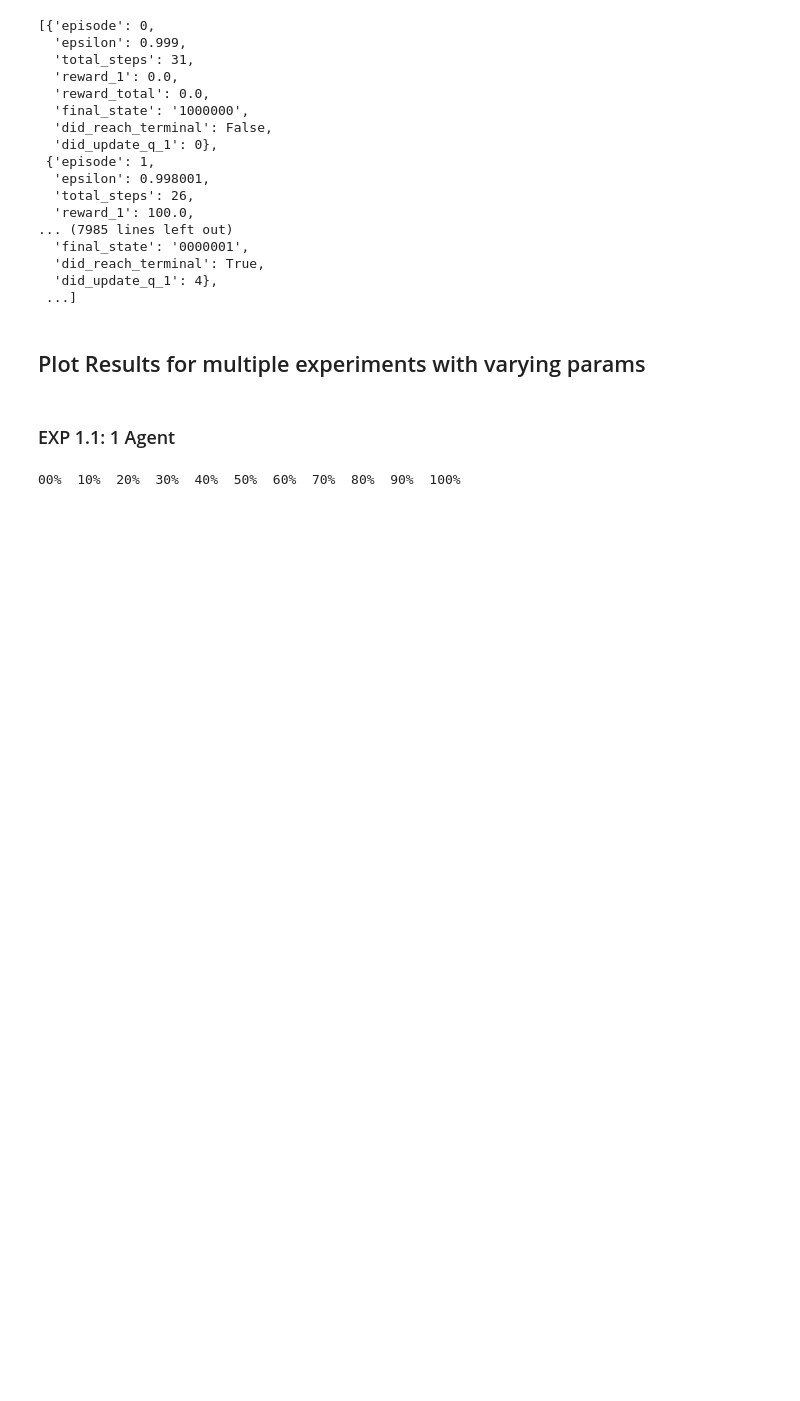
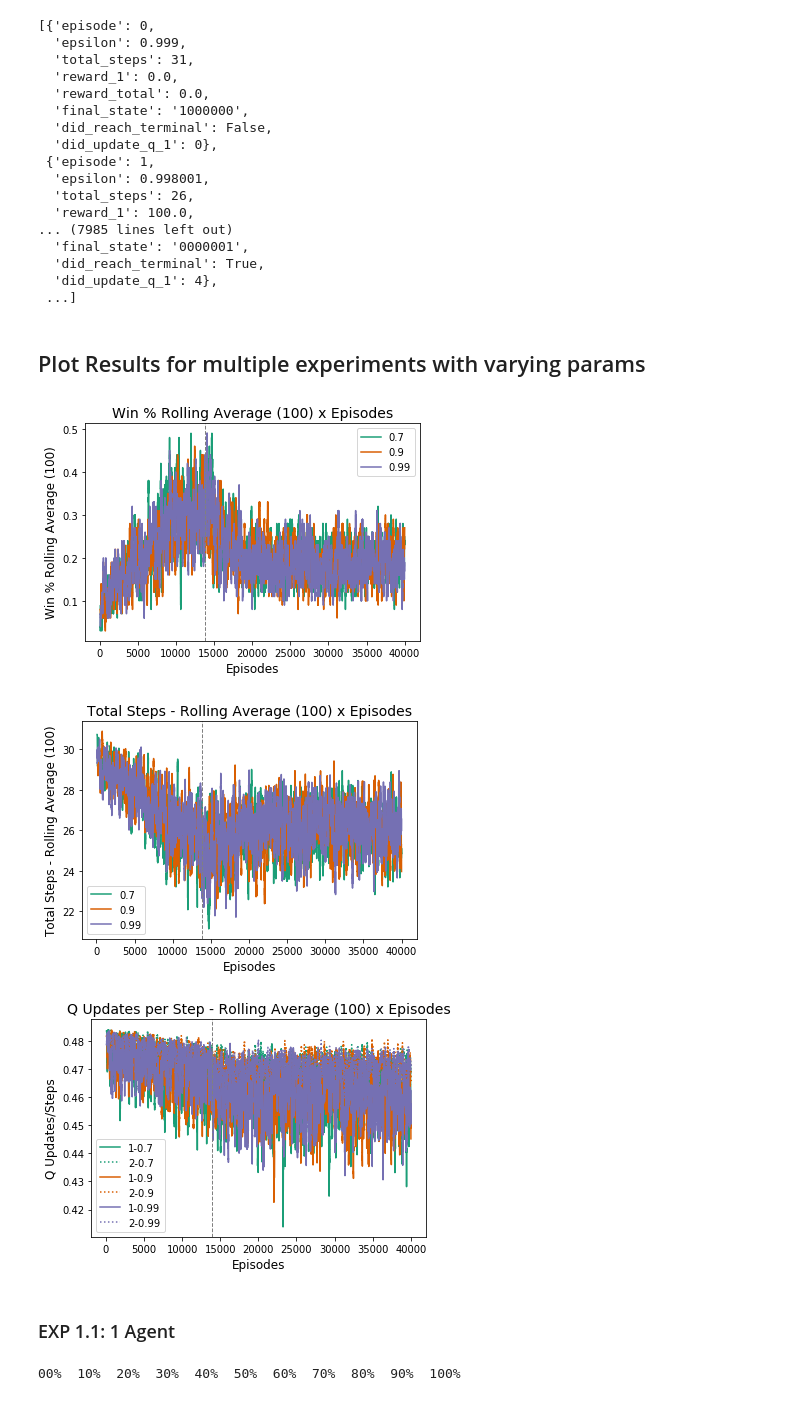
Before and after one commit to melloflavio/2019-SoftwareAgents-CW, a Jupyter notebook: Coursework.ipynb, the cells around one changed output. Drawn from its saved outputs; the diff is of its cells as text; code cells hidden in the pictures; blank space fills up the shorter version.

Commit message:
Add all images to report

```diff
--- a/Coursework.ipynb
+++ b/Coursework.ipynb
@@ -599,13 +609,17 @@ def plot_did_change_q(df, figure_num=1):
 # %%
 def show_results_multi(all_results, labels):
     #     Figure 1: Win % (rolling) and Epsilon vs Learning Episode
     plot_win_vs_epsilon_multi(all_results, labels, 1)
     #     Figure 2: Steps vs Episode
     plot_total_steps_multi(all_results, labels, 2)
     #     Figure 3: Q Update vs Episode
     plot_did_change_q_multi(all_results, labels, 3)
 
-# show_results_multi(epsilon_results, epsilon_to_test)
+show_results_multi(lambda_results, lambda_to_test)
+# %% [output]
+[figure, added]
+[figure, added]
+[figure, added]
 # %%
 def plot_win_vs_epsilon_multi(all_dfs, labels, figure_num=1):
     plt.figure(figure_num);
```
Also changed, not shown: parts of 6 cells of this notebook, 10 other files.
